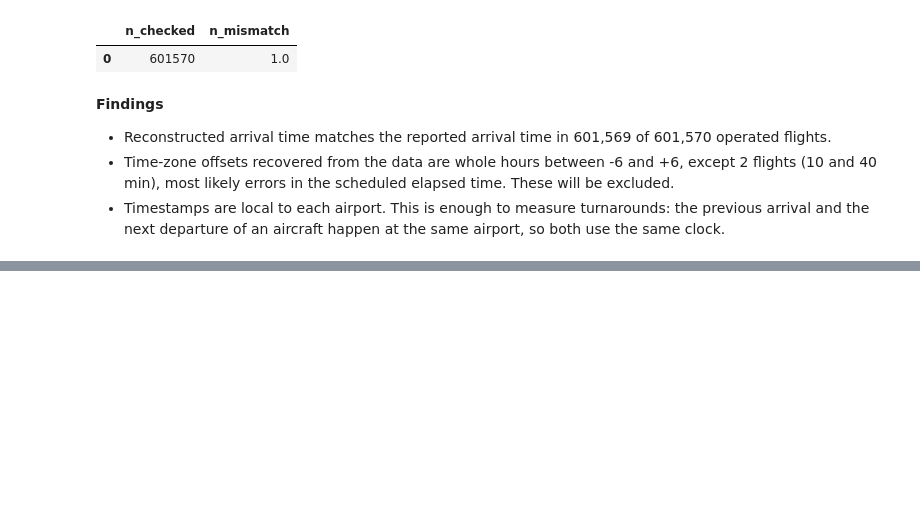
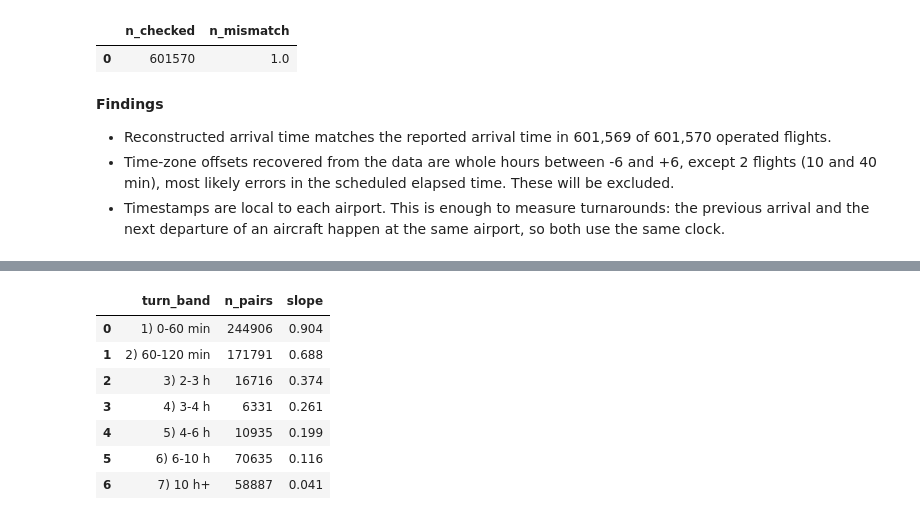
Before and after one commit to xavipena-data/bts-delay-propagation, a Jupyter notebook: notebooks/02_rotations.ipynb, the cells around one changed output, grey strips where cells are left out. Saved outputs shown, nothing was run; the diff lists cells and outputs as text; code cells hidden in the pictures; blank space fills up the shorter version.

```diff
--- a/notebooks/02_rotations.ipynb
+++ b/notebooks/02_rotations.ipynb
@@ -97,0 +226,25 @@ con.sql("""
+# %%
+con.sql("""
+    SELECT
+        CASE WHEN sched_turn_min < 60  THEN '1) 0-60 min'
+             WHEN sched_turn_min < 120 THEN '2) 60-120 min'
+             WHEN sched_turn_min < 180 THEN '3) 2-3 h'
+             WHEN sched_turn_min < 240 THEN '4) 3-4 h'
+             WHEN sched_turn_min < 360 THEN '5) 4-6 h'
+             WHEN sched_turn_min < 600 THEN '6) 6-10 h'
+             ELSE '7) 10 h+' END                         AS turn_band,
+        count(*)                                         AS n_pairs,
+        round(regr_slope(dep_delay, prev_arr_delay), 3)  AS slope
+    FROM rot
+    GROUP BY 1
+    ORDER BY 1
+""").df()
+# %% [output]
+|  | turn_band | n_pairs | slope |
+| 0 | 1) 0-60 min | 244906 | 0.904 |
+| 1 | 2) 60-120 min | 171791 | 0.688 |
+| 2 | 3) 2-3 h | 16716 | 0.374 |
+| 3 | 4) 3-4 h | 6331 | 0.261 |
+| 4 | 5) 4-6 h | 10935 | 0.199 |
+| 5 | 6) 6-10 h | 70635 | 0.116 |
+| 6 | 7) 10 h+ | 58887 | 0.041 |
```
Also changed, not shown: parts of 10 cells of this notebook, 1 other file.
